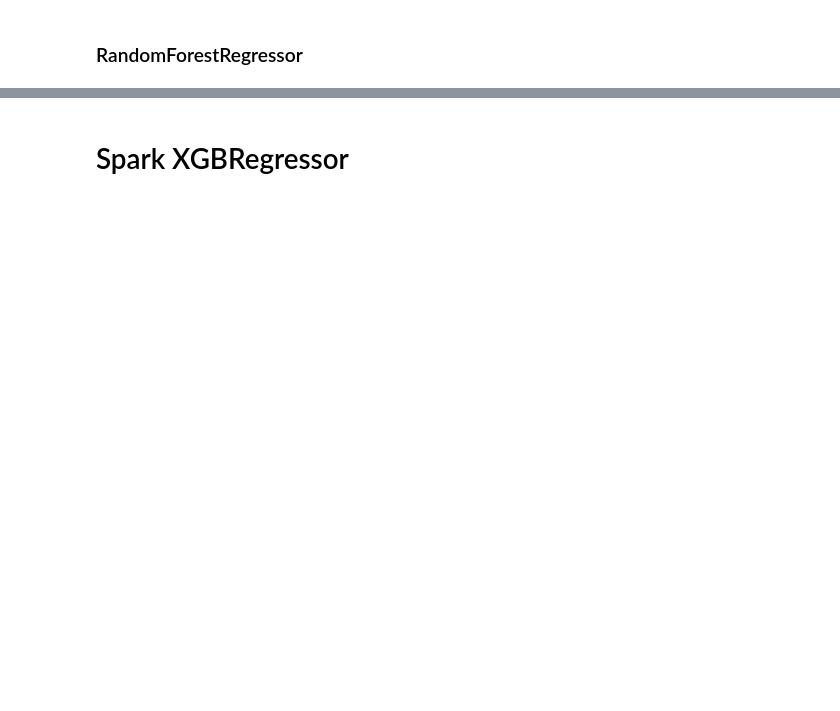
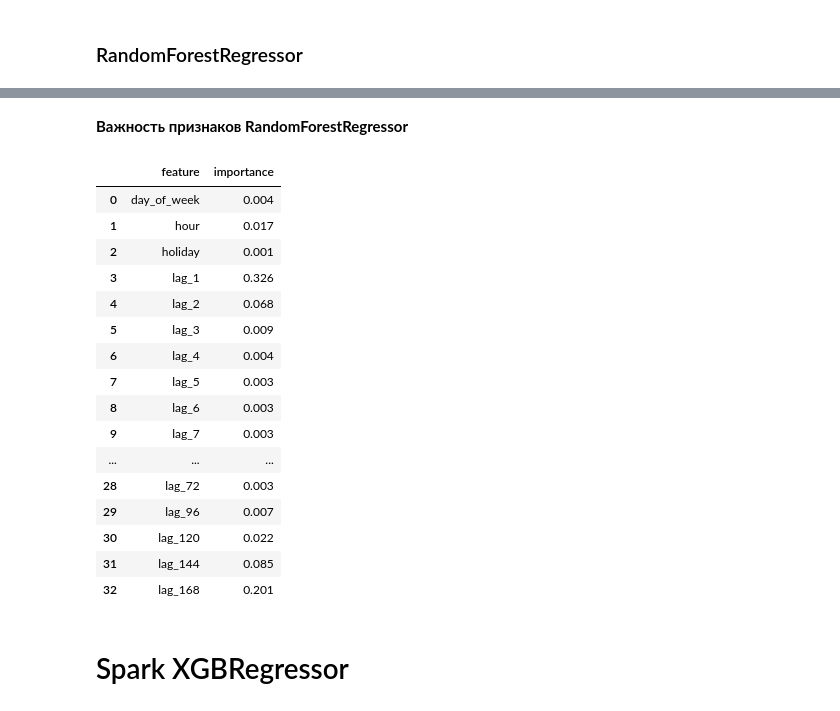
Before and after one commit to suartDS/predicting-number-required-taxis-time-series, a Jupyter notebook: timeseries-value-of-taxi-redict-by-community-area.ipynb, the cells around one changed output, grey strips where cells are left out. Cells and saved outputs as stored; diff of their text form; code cells hidden in the pictures; blank space fills up the shorter version.

```diff
--- a/timeseries-value-of-taxi-redict-by-community-area.ipynb
+++ b/timeseries-value-of-taxi-redict-by-community-area.ipynb
@@ -759,0 +577,17 @@ only showing top 20 rows
+# %%
+def feature_vector_assembler(df_t: DataFrame) -> DataFrame:
+    """
+    """
+    feature_list = list(df_t.columns)
+    feature_list.remove('y')
+    feature_list.remove('ds')
+
+    featureassembler = VectorAssembler(inputCols=feature_list,
+                                   outputCol="independent")
+    output = featureassembler.transform(df_t)
+
+    final_data = output.select("independent", "y", "ds")
+
+    return final_data
+# %%
+df_a = feature_vector_assembler(df_a)
@@ -764,14 +618,14 @@ def train_val_test_split(df_t: DataFrame) -> DataFrame:
     """
     df_t = df_t.withColumn("rank", F.percent_rank().over(Window.partitionBy().orderBy("ds")))
     #df_t = df_t.withColumn('pickup_community_area', F.lit(area))
-    train = df_t.filter(F.col("rank") <= 0.8).drop('rank')
-    val = df_t.filter(F.col("rank") > 0.8).drop('rank')
+    train = df_t.filter(F.col("rank") <= 0.7).drop('rank')
+    val = df_t.filter(F.col("rank") > 0.7).drop('rank')
    # test = df_t.filter(F.col("rank") > 0.9).drop('rank')
     test = val.tail(1)
 
     return train, val
 # %%
-train, val = train_val_test_split(final_data)
+train, val = train_val_test_split(df_a)
 # %%
 #check
 (train.count(), len(train.columns)), (val.count(), len(val.columns))
@@ -1041,3 +850,27 @@ predict.select(F.mean('mae')).collect()
+# %% [markdown]
+**Важность признаков RandomForestRegressor**
+# %%
+pd.DataFrame({'feature': feature_list,
+              'importance': model_rf.featureImportances.toArray()
+             })
+# %% [output]
+|  | feature | importance |
+| 0 | day_of_week | 0.004 |
+| 1 | hour | 0.017 |
+| 2 | holiday | 0.001 |
+| 3 | lag_1 | 0.326 |
+| 4 | lag_2 | 0.068 |
+| 5 | lag_3 | 0.009 |
+| 6 | lag_4 | 0.004 |
+| 7 | lag_5 | 0.003 |
+| 8 | lag_6 | 0.003 |
+| 9 | lag_7 | 0.003 |
+| ... | ... | ... |
+| 28 | lag_72 | 0.003 |
+| 29 | lag_96 | 0.007 |
+| 30 | lag_120 | 0.022 |
+| 31 | lag_144 | 0.085 |
+| 32 | lag_168 | 0.201 |
 # %% [markdown]
 # Spark XGBRegressor
 # %%
```
Also changed, not shown: parts of 90 cells of this notebook.
